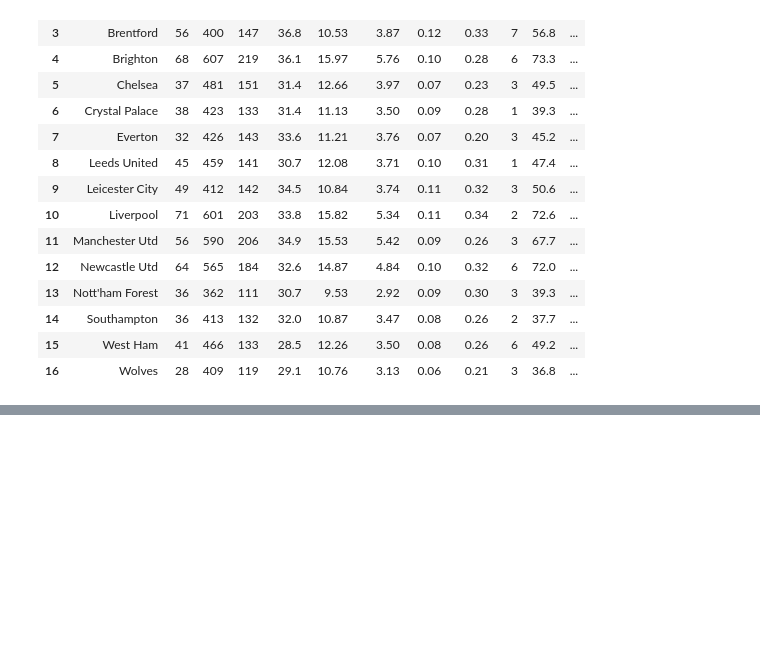
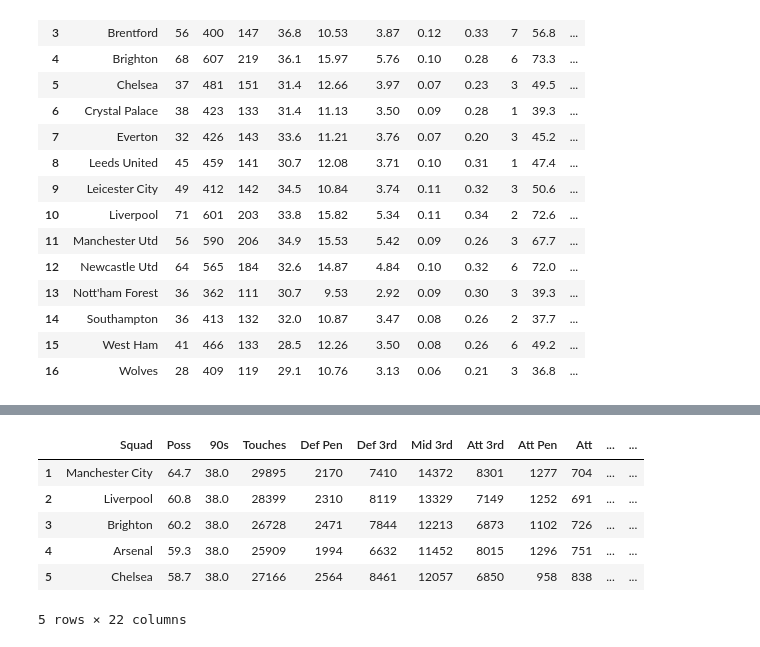
Before and after one commit to ayomidecole/Prem2022-23-data, a Jupyter notebook: prem_data_analysis.ipynb, the cells around one changed output, grey strips where cells are left out. Cells and saved outputs as stored; diff of their text form; code cells hidden in the pictures; blank space fills up the shorter version.

```diff
--- a/prem_data_analysis.ipynb
+++ b/prem_data_analysis.ipynb
@@ -144,0 +172,13 @@ underperformed_xG
+# %%
+poss_pct = possession.sort_values(by='Poss', ascending=False)
+poss_pct.reset_index(drop=True, inplace=True)
+poss_pct.index = poss_pct.index + 1
+poss_pct.head()
+# %% [output]
+|  | Squad | Poss | 90s | Touches | Def Pen | Def 3rd | Mid 3rd | Att 3rd | Att Pen | Att | ... | ... |
+| 1 | Manchester City | 64.7 | 38.0 | 29895 | 2170 | 7410 | 14372 | 8301 | 1277 | 704 | ... | ... |
+| 2 | Liverpool | 60.8 | 38.0 | 28399 | 2310 | 8119 | 13329 | 7149 | 1252 | 691 | ... | ... |
+| 3 | Brighton | 60.2 | 38.0 | 26728 | 2471 | 7844 | 12213 | 6873 | 1102 | 726 | ... | ... |
+| 4 | Arsenal | 59.3 | 38.0 | 25909 | 1994 | 6632 | 11452 | 8015 | 1296 | 751 | ... | ... |
+| 5 | Chelsea | 58.7 | 38.0 | 27166 | 2564 | 8461 | 12057 | 6850 | 958 | 838 | ... | ... |
+5 rows × 22 columns
```
Also changed, not shown: parts of 4 cells of this notebook.
